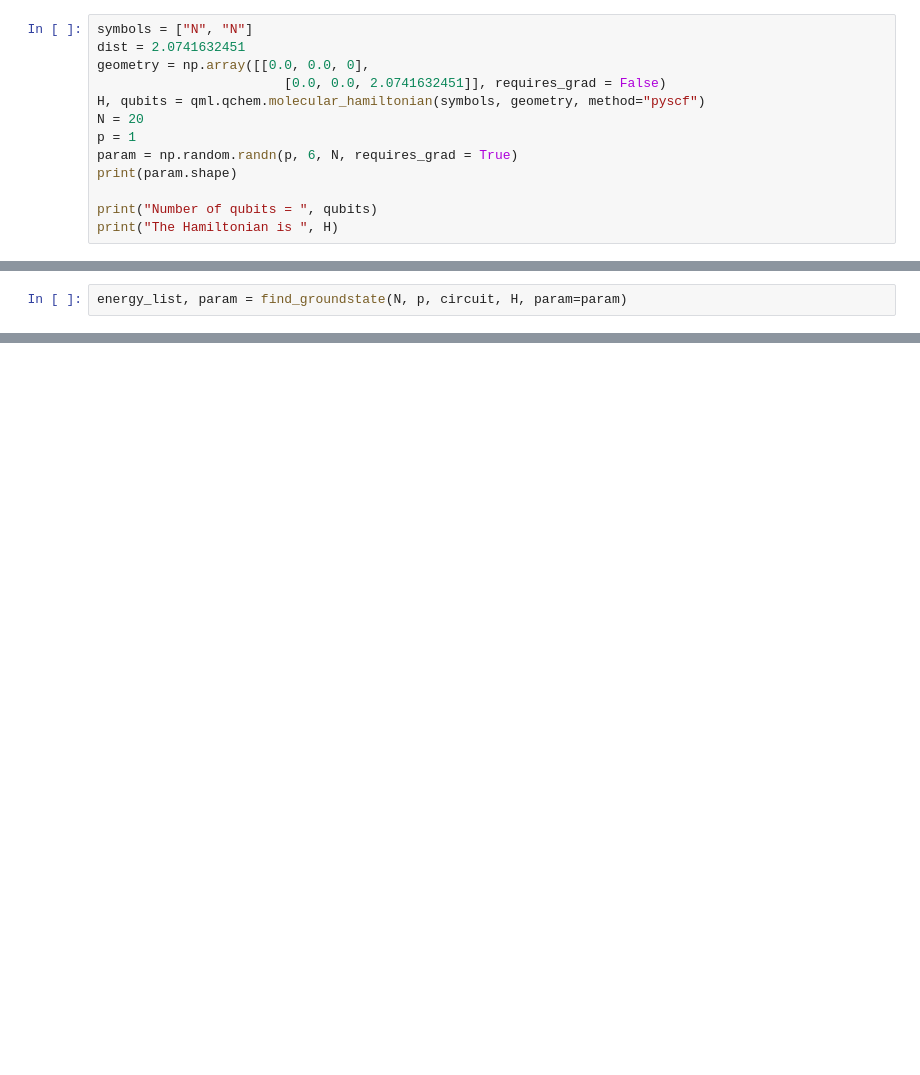
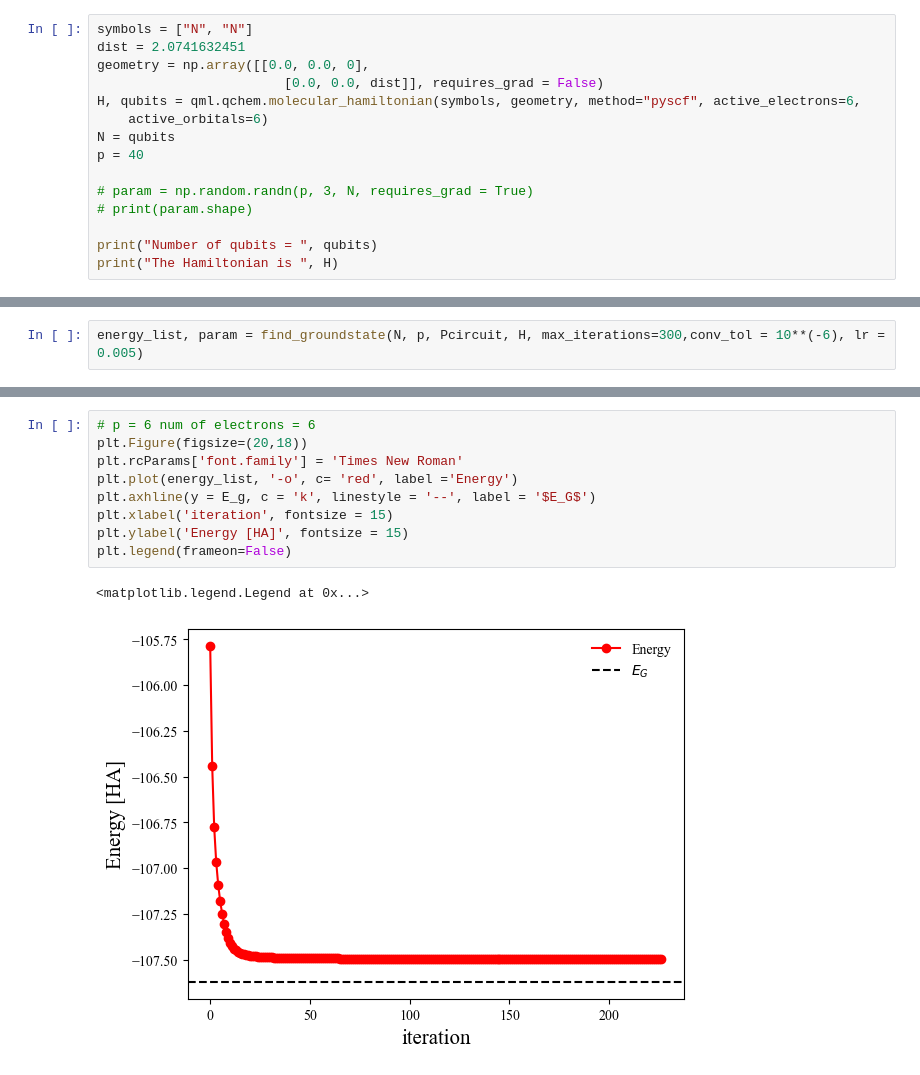
Before and after one commit to chanung-park/2023domino, a Jupyter notebook: U1.ipynb, the cells around one changed output, grey strips where cells are left out. Cells and saved outputs as stored; diff of their text form; blank space fills up the shorter version.

```diff
--- a/U1.ipynb
+++ b/U1.ipynb
@@ -55,12 +98,14 @@ def circuit(param, # p X (N+N) thetas and phis
 symbols = ["N", "N"]
 dist = 2.0741632451
 geometry = np.array([[0.0, 0.0, 0],
-                        [0.0, 0.0, 2.0741632451]], requires_grad = False)
-H, qubits = qml.qchem.molecular_hamiltonian(symbols, geometry, method="pyscf")
-N = 20
-p = 1
-param = np.random.randn(p, 6, N, requires_grad = True)
-print(param.shape)
+                        [0.0, 0.0, dist]], requires_grad = False)
+H, qubits = qml.qchem.molecular_hamiltonian(symbols, geometry, method="pyscf", active_electrons=6,
+    active_orbitals=6)
+N = qubits
+p = 40
+
+# param = np.random.randn(p, 3, N, requires_grad = True)
+# print(param.shape)
 
 print("Number of qubits = ", qubits)
 print("The Hamiltonian is ", H)
@@ -85,3 +130,3 @@ The Hamiltonian is    (-66.19208134035607) [I0]
 # %%
-energy_list, param = find_groundstate(N, p, circuit, H, param=param)
+energy_list, param = find_groundstate(N, p, Pcircuit, H, max_iterations=300,conv_tol = 10**(-6), lr = 0.005)
 # %% [output]
@@ -88,0 +146,12 @@ energy_list, param = find_groundstate(N, p, circuit, H, param=param)
+# %%
+# p = 6 num of electrons = 6
+plt.Figure(figsize=(20,18))
+plt.rcParams['font.family'] = 'Times New Roman'
+plt.plot(energy_list, '-o', c= 'red', label ='Energy')
+plt.axhline(y = E_g, c = 'k', linestyle = '--', label = '$E_G$')
+plt.xlabel('iteration', fontsize = 15)
+plt.ylabel('Energy [HA]', fontsize = 15)
+plt.legend(frameon=False)
+# %% [output]
+<matplotlib.legend.Legend at 0x...>
+[figure, added]
```
Also changed, not shown: parts of 9 cells of this notebook.
